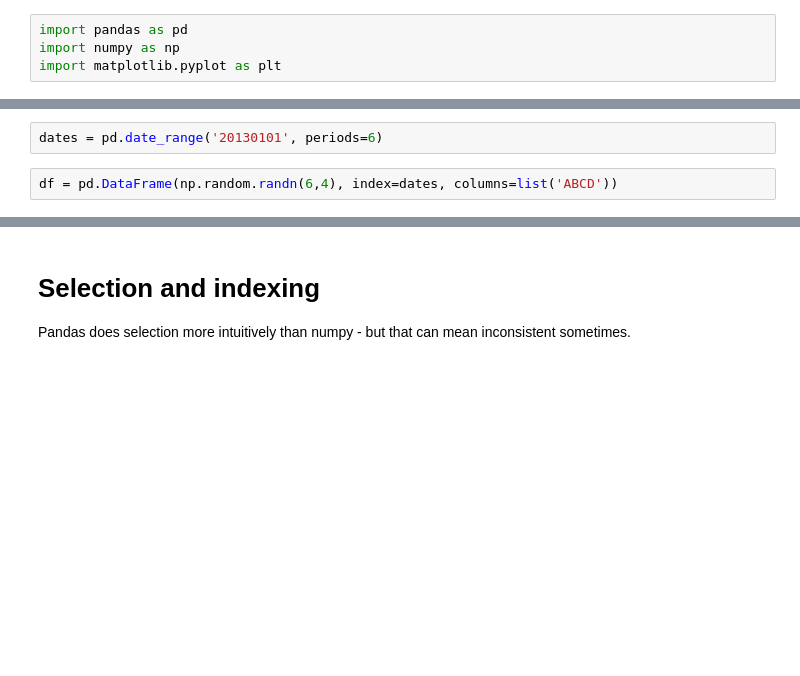
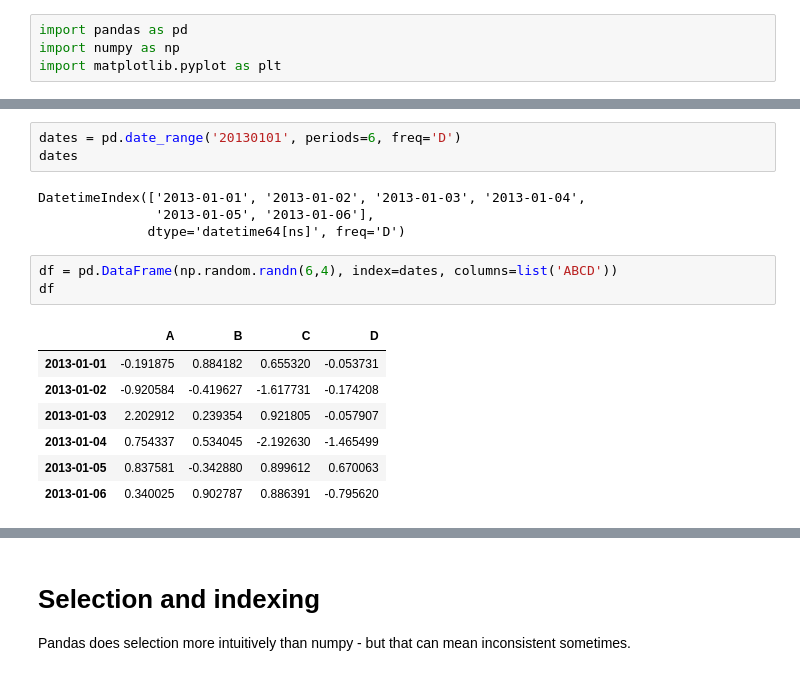
Before and after one commit to AaltoSciComp/python-r-data-analysis-course, a Jupyter notebook: python/04_Pandas.ipynb, the cells around one changed output, grey strips where cells are left out. Drawn from its saved outputs; the diff is of its cells as text; blank space fills up the shorter version.

```diff
--- a/python/04_Pandas.ipynb
+++ b/python/04_Pandas.ipynb
@@ -14,7 +23,21 @@ s = pd.Series([1,3,5,np.nan,6,8])
 # %%
-dates = pd.date_range('20130101', periods=6)
+dates = pd.date_range('20130101', periods=6, freq='D')
+dates
+# %% [output]
+DatetimeIndex(['2013-01-01', '2013-01-02', '2013-01-03', '2013-01-04',
+               '2013-01-05', '2013-01-06'],
+              dtype='datetime64[ns]', freq='D')
 # %%
 df = pd.DataFrame(np.random.randn(6,4), index=dates, columns=list('ABCD'))
+df
+# %% [output]
+|  | A | B | C | D |
+| 2013-01-01 | -0.191875 | 0.884182 | 0.655320 | -0.053731 |
+| 2013-01-02 | -0.920584 | -0.419627 | -1.617731 | -0.174208 |
+| 2013-01-03 | 2.202912 | 0.239354 | 0.921805 | -0.057907 |
+| 2013-01-04 | 0.754337 | 0.534045 | -2.192630 | -1.465499 |
+| 2013-01-05 | 0.837581 | -0.342880 | 0.899612 | 0.670063 |
+| 2013-01-06 | 0.340025 | 0.902787 | 0.886391 | -0.795620 |
 # %%
 df2 = pd.DataFrame({ 'A' : 1.,
                      'B' : pd.Timestamp('20130102'),
```
Also changed, not shown: parts of 32 cells of this notebook, 2 other files.
